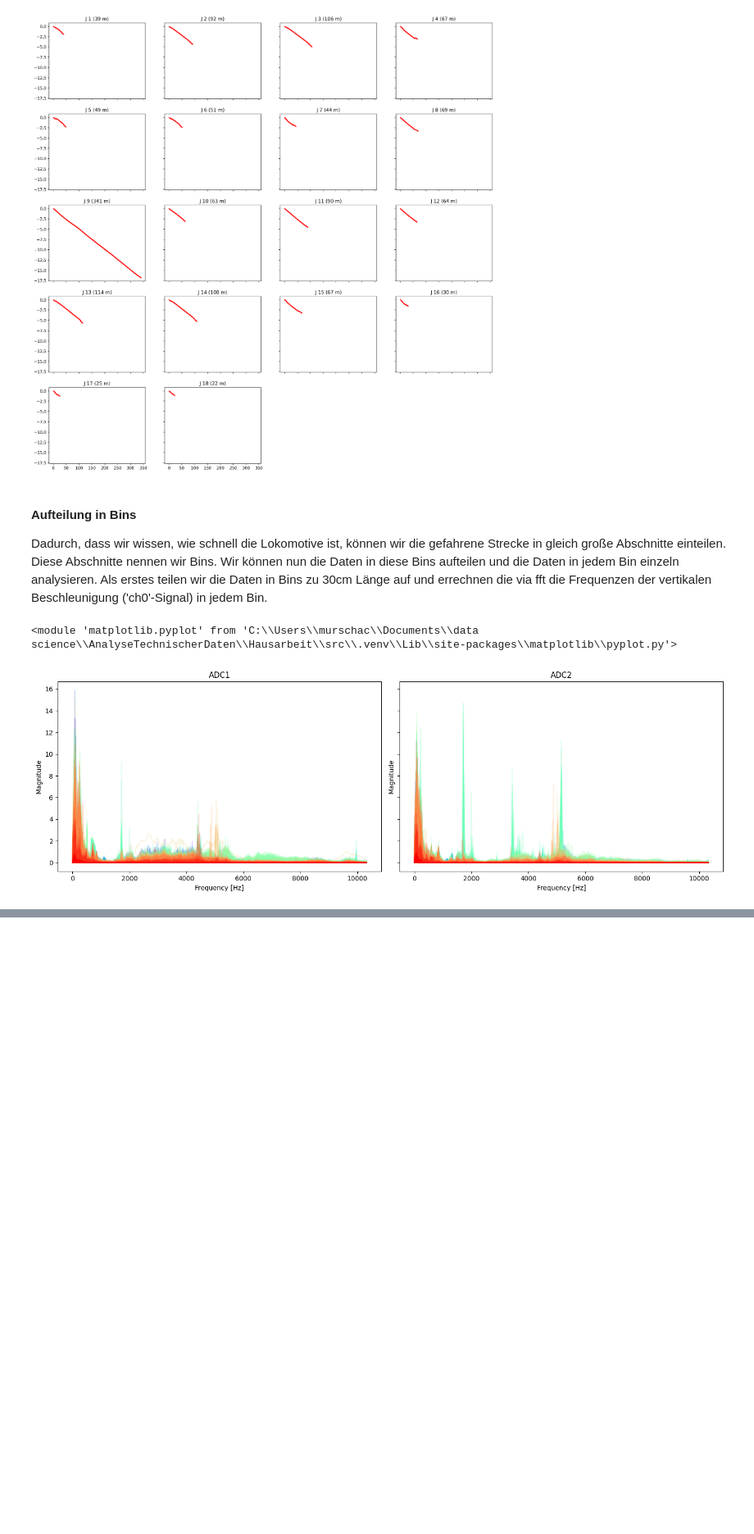
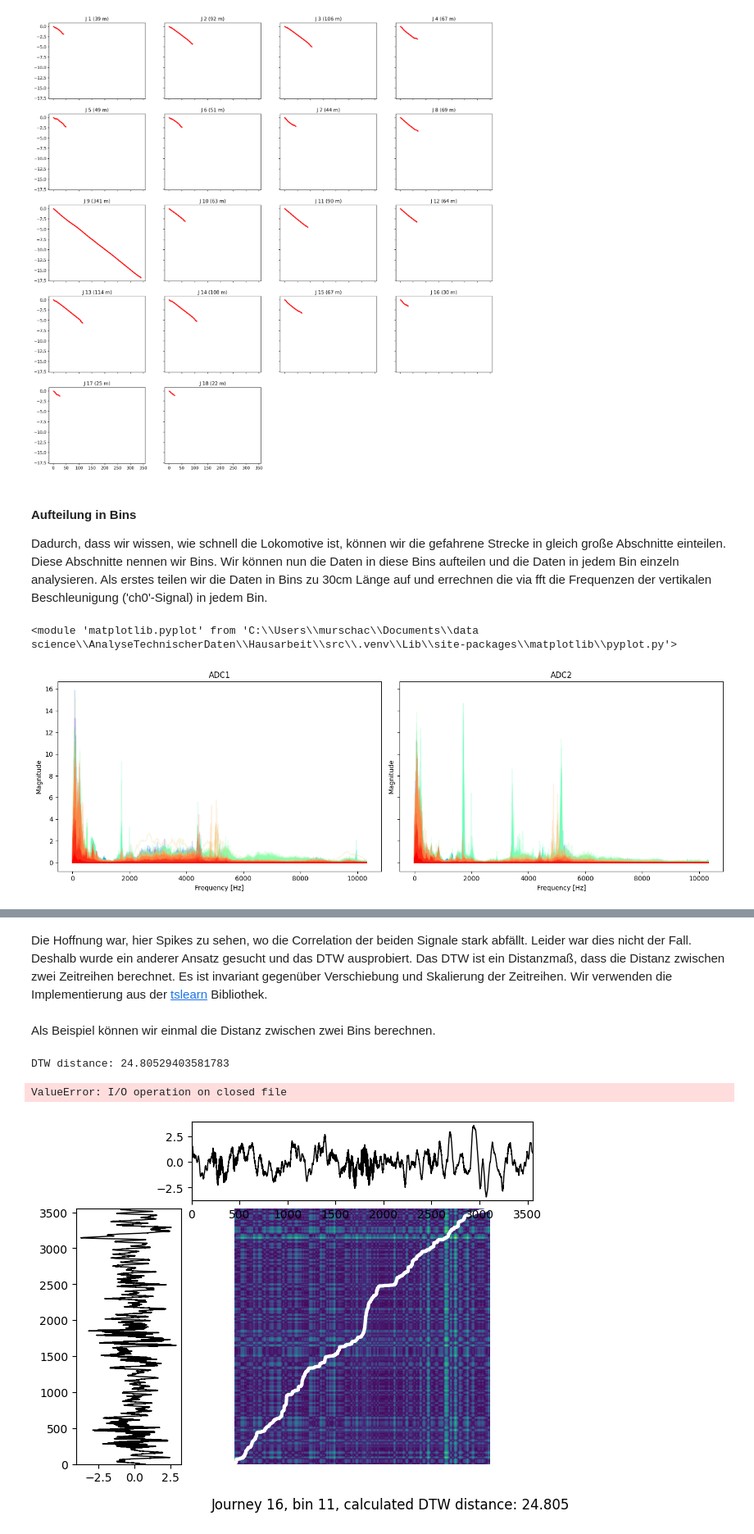
Before and after one commit to cMurschall/technicalDataAnalysis, a Jupyter notebook: report.ipynb, the cells around one changed output, grey strips where cells are left out. Shown at 82% size. Saved outputs shown, nothing was run; the diff lists cells and outputs as text; code cells hidden in the pictures; blank space fills up the shorter version.

```diff
--- a/report.ipynb
+++ b/report.ipynb
@@ -102,0 +228,73 @@ report.plot_frequencies_in_bins(sources=['ADC1', 'ADC2'],chunk_length=0.3)
+# %% [markdown]
+Die Hoffnung war, hier Spikes zu sehen, wo die Correlation der beiden Signale stark abfällt. Leider war dies nicht der Fall. Deshalb wurde ein anderer Ansatz gesucht und das DTW ausprobiert. Das DTW ist ein Distanzmaß, dass die Distanz zwischen zwei Zeitreihen berechnet. Es ist invariant gegenüber Verschiebung und Skalierung der Zeitreihen. Wir verwenden die Implementierung aus der [tslearn](https://tslearn.readthedocs.io/en/stable/) Bibliothek.
+# %% [markdown]
+Als Beispiel können wir einmal die Distanz zwischen zwei Bins berechnen.
+# %%
+import tslearn.metrics
+
+# shameless inspired from https://tslearn.readthedocs.io/en/stable/auto_examples/metrics/plot_dtw.html
+
+random_journey = np.random.randint(0, data.count_journeys())
+adc1_df = data.read_as_chuncked(random_journey, 'ADC1')
+adc2_df = data.read_as_chuncked(random_journey, 'ADC2')
+
+random_bin = np.random.randint(0, int(np.max(adc1_df["Bin"])))
+
+# get the time of the bin
+time_start = np.min(adc1_df[adc1_df["Bin"] == random_bin]["time"])
+time_end = np.max(adc1_df[adc1_df["Bin"] ==random_bin]["time"])
+
+# get the data of the bin by the time
+s1 = np.array(adc1_df.loc[(adc1_df["time"] > time_start) & (adc1_df["time"] < time_end), "ch0"])
+s2 = np.array(adc2_df.loc[(adc2_df["time"] > time_start) & (adc2_df["time"] < time_end), "ch0"])
+
+# we cut the signals to the same length
+s1 = s1[:np.min([len(s1), len(s2)])]
+s2 = s2[:np.min([len(s1), len(s2)])]
+
+
+sz = s1.shape[0]
+path, sim = tslearn.metrics.dtw_path(s1, s2)
+print ("DTW distance:", sim)
+
+# definitions for the axes
+left, bottom = 0.01, 0.1
+w_ts = h_ts = 0.2
+left_h = left + w_ts + 0.02
+width = height = 0.65
+bottom_h = bottom + height + 0.02
+
+rect_s_y = [left, bottom, w_ts, height]
+rect_gram = [left_h, bottom, width, height]
+rect_s_x = [left_h, bottom_h, width, h_ts]
+
+ax_gram = plt.axes(rect_gram)
+ax_s_x = plt.axes(rect_s_x)
+ax_s_y = plt.axes(rect_s_y)
+
+mat = scipy.spatial.distance.cdist(s1.reshape(-1,1), s2.reshape(-1,1))
+
+ax_gram.imshow(mat, origin='lower')
+ax_gram.axis("off")
+ax_gram.autoscale(False)
+ax_gram.plot([j for (i, j) in path], [i for (i, j) in path], "w-", linewidth=3.)
+
+ax_s_x.plot(np.arange(sz), s2, "k-", linewidth=1.0)
+
+
+
+ax_s_x.set_xlim((0, sz - 1))
+ax_s_x.set_label("ADC 1")
+
+
+ax_s_y.plot(- s1, np.arange(sz), "k-", linewidth=1.0)
+ax_s_y.set_label("ADC 2")
+ax_s_y.set_ylim((0, sz - 1))
+
+plt.title(f"Journey {random_journey + 1}, bin {random_bin + 1}, calculated DTW distance: {sim:.3f}", y=-0.2, x=3)
+plt.tight_layout()
+plt
+# %% [output]
+DTW distance: 24.80529403581783
+ValueError: I/O operation on closed file
+[figure, added]
```
Also changed, not shown: parts of 16 cells of this notebook, 3 other files.
